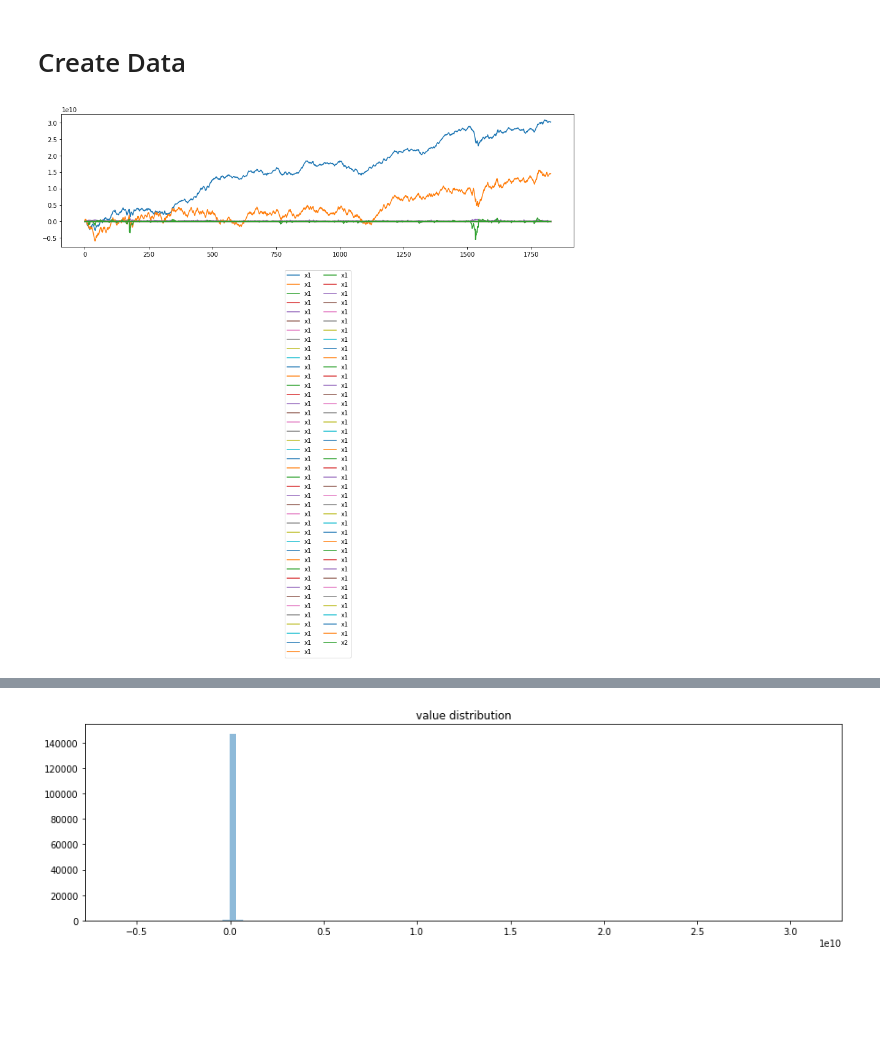
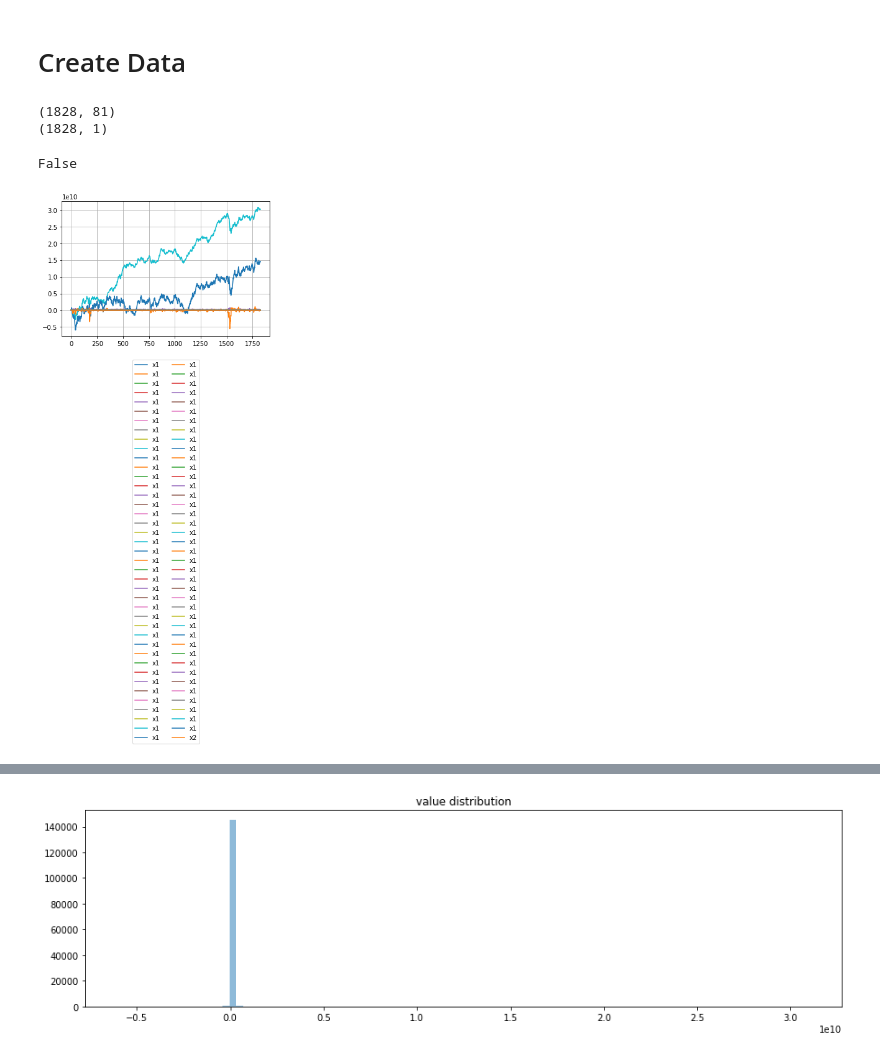
Before and after one commit to jerinka/Forecasting, a Jupyter notebook: Forecasting_DataPreprocessing.ipynb, the cells around one changed output, grey strips where cells are left out. Saved outputs shown, nothing was run; the diff lists cells and outputs as text; code cells hidden in the pictures; blank space fills up the shorter version.

```diff
--- a/Forecasting_DataPreprocessing.ipynb
+++ b/Forecasting_DataPreprocessing.ipynb
@@ -6,18 +6,33 @@ import matplotlib.pyplot as plt
 import pickle as pkl
 # %% [markdown]
 # Create Data
+# %%
+# pattern + trend + noise
+
+x1 = np.load('xdata.npy')
+x2 = np.load('ydata.npy')
+
+#x1=x1.T
+#x2=x2.T
+
+print(x1.shape)
+print(x2.shape)
+# %% [output]
+(1828, 81)
+(1828, 1)
+# %%
+array_sum = np.sum(x2)
+array_has_nan = np.isnan(array_sum)
+print(array_has_nan)
+# %% [output]
+False
 # %%
-# pattern + trend + noise
-
-x1 = np.load('xdata.npy')
-x2 = np.load('ydata.npy')
-
 t = np.linspace(0, len(x1), len(x1))
 
-plt.figure(figsize=(15, 4))
 plt.plot(range(len(x1)), x1, label='x1')
 plt.plot(range(len(x2)), x2, label='x2')
+plt.grid(True, which='both')
 plt.legend(loc='upper center', bbox_to_anchor=(0.5, -0.15), fancybox=True, shadow=False, ncol=2)
 plt.show()
 # %% [output]
-[figure, old version]
+[figure, new version]
```
Also changed, not shown: parts of 12 cells of this notebook, 2 other files.
